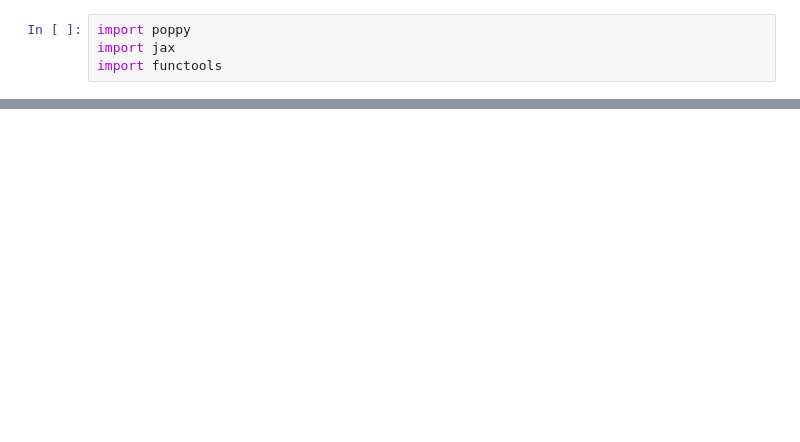
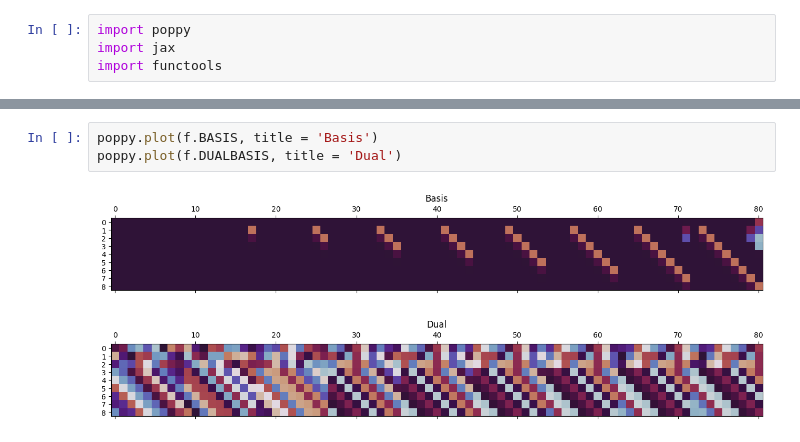
Before and after one commit to michaelontiveros/poppy, a Jupyter notebook: mlkem.ipynb, the cells around one changed output, grey strips where cells are left out. Saved outputs shown, nothing was run; the diff lists cells and outputs as text; blank space fills up the shorter version.

```diff
--- a/mlkem.ipynb
+++ b/mlkem.ipynb
@@ -5 +21,7 @@ import functools
+# %%
+poppy.plot(f.BASIS, title = 'Basis')
+poppy.plot(f.DUALBASIS, title = 'Dual')
+# %% [output]
+[figure, added]
+[figure, added]
 # %%
```
Also changed, not shown: parts of 4 cells of this notebook, 2 other files.
